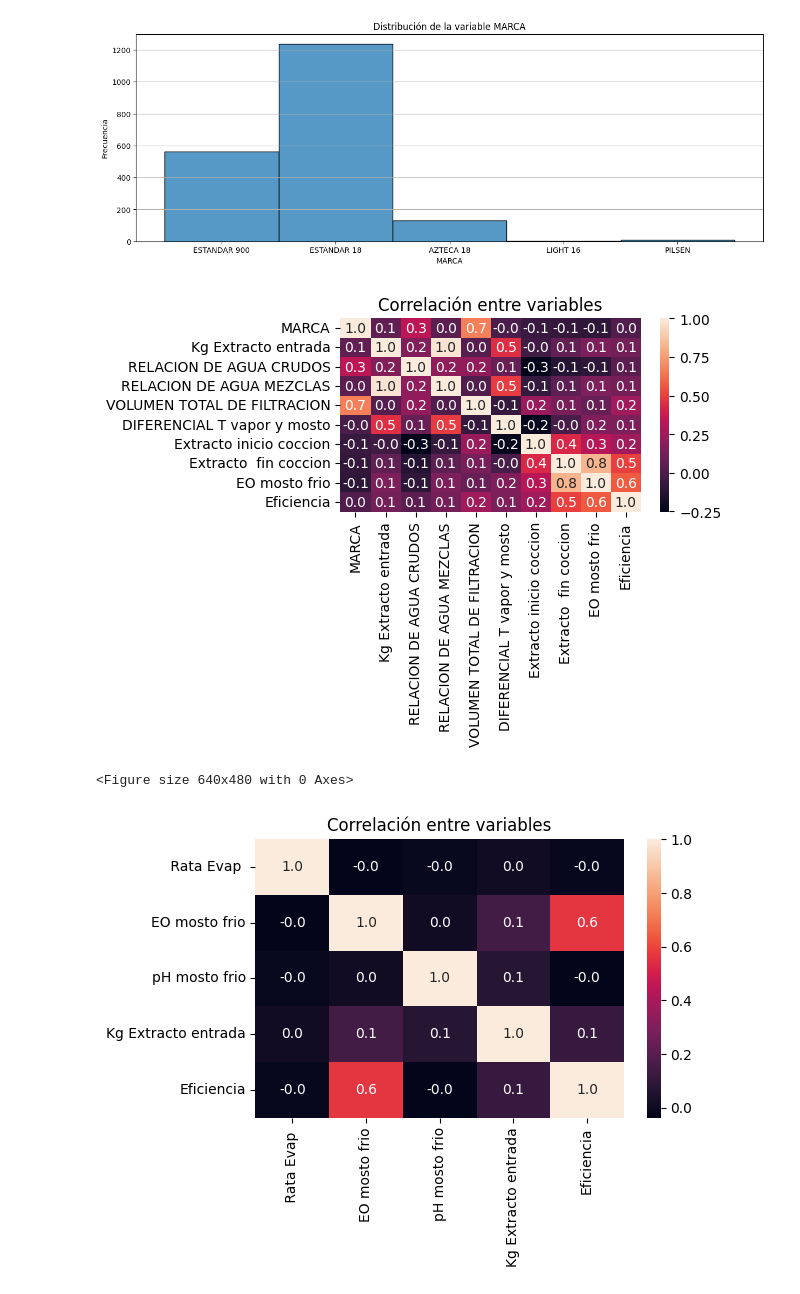
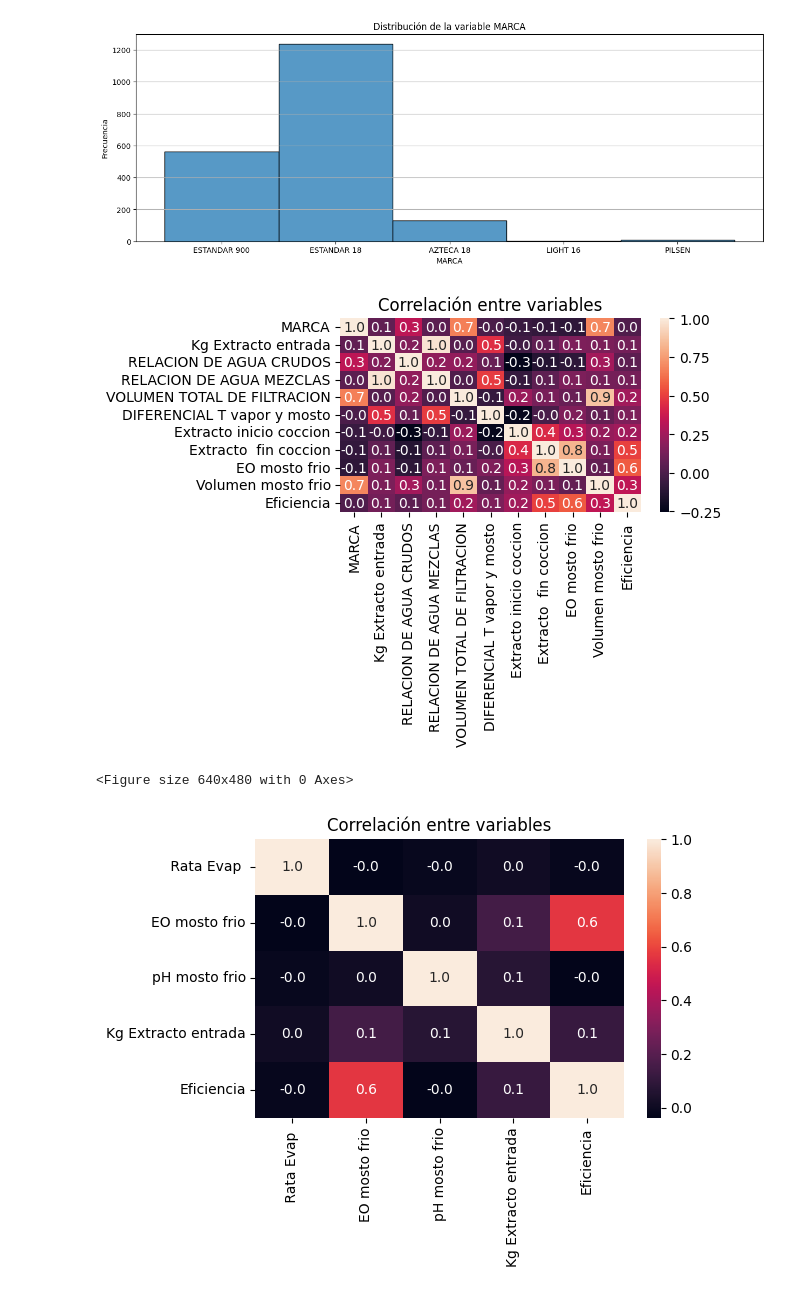
Before and after one commit to 19Juan/Efficiency, a Jupyter notebook: src/explore.ipynb, the cells around one changed output. Drawn from its saved outputs; the diff is of its cells as text; code cells hidden in the pictures.

Commit message:
se añade volumen

```diff
--- a/src/explore.ipynb
+++ b/src/explore.ipynb
@@ -118,23 +118,24 @@ plt.show()
 # %%
 df['MARCA'] = pd.factorize(df['MARCA'])[0]
 
 sns.heatmap(df[['MARCA','Kg Extracto entrada',
 'RELACION DE AGUA CRUDOS',
 'RELACION DE AGUA MEZCLAS',
 'VOLUMEN TOTAL DE FILTRACION',
 'DIFERENCIAL T vapor y mosto',
 'Extracto inicio coccion',
 'Extracto  fin coccion',
 'EO mosto frio',
+'Volumen mosto frio',
 'Eficiencia']].corr(), annot=True,fmt='.1f')
 plt.title('Correlación entre variables')
 plt.tight_layout()
 plt.show()
 
 #Ahora quiero guardar la imagen del heat map
 plt.savefig('../data/processed/heatmap.png', dpi=300, bbox_inches='tight')
 # %% [output]
-[figure, old version]
+[figure, new version]
 <Figure size 640x480 with 0 Axes>
 # %%
 sns.heatmap(df[[' Rata Evap ',
```
